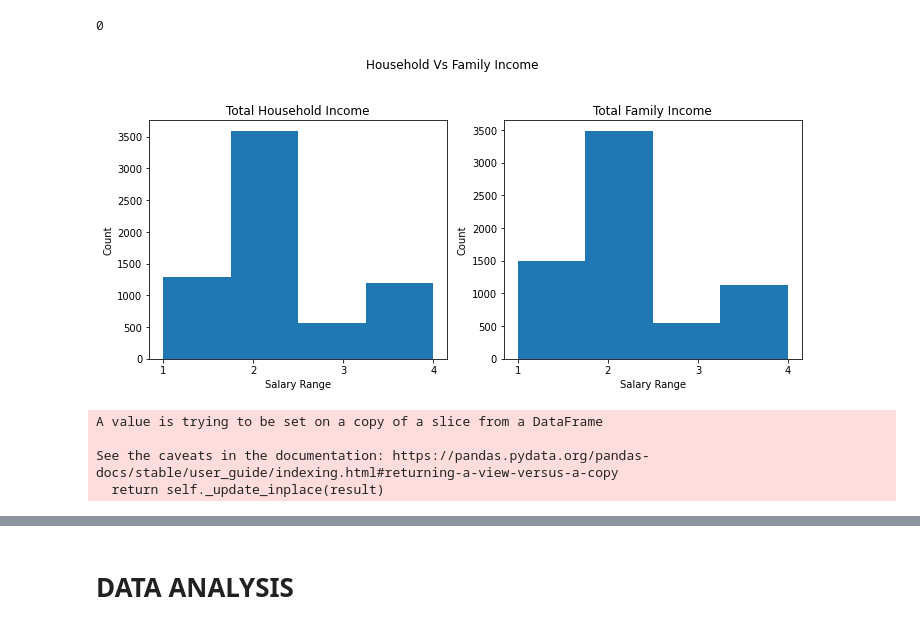
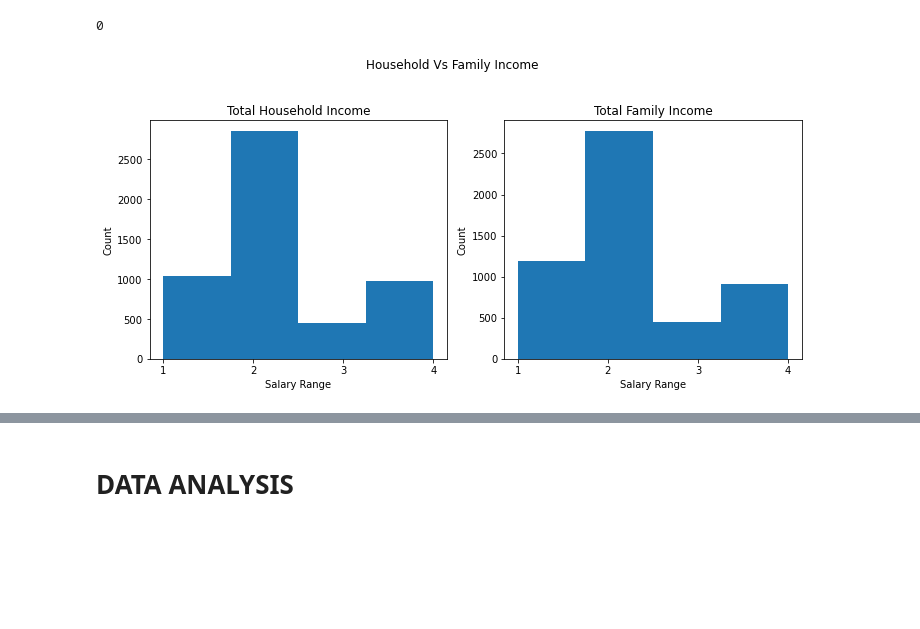
Before and after one commit to birddropping/IND5003-Group-Project, a Jupyter notebook: IND5003_Group_Project.ipynb, the cells around one changed output, grey strips where cells are left out. Cells and saved outputs as stored; diff of their text form; code cells hidden in the pictures; blank space fills up the shorter version.

Commit message:
Finalisation of train/test sets

```diff
--- a/IND5003_Group_Project.ipynb
+++ b/IND5003_Group_Project.ipynb
@@ -168,6 +158,11 @@ final_data
+# %%
+X = final_data.drop('LBXGH', axis=1)
+y = np.where(final_data['LBXGH'] >=6.5, 1, 0)
+# %%
+X_train, X_test, y_train, y_test = train_test_split(X, y, random_state=42, test_size=0.2, stratify=y)
 # %% [markdown]
 As shown in previous cell, all datasets have been combined and only features related to diabetes and mental health have been filtered out to create the dataset from which analysis will be done.
 # %%
 SES = ['INDHHIN2', 'INDFMIN2', 'FSD151', 'FSQ165']
-SES_data = final_data[SES]
-SES_data
+SES_data_train = X_train[SES]
+SES_data_test = X_test[SES]
@@ -249,16 +219,27 @@ replace_values_cat3 = {14:3}
 replace_values_cat4 = {15:4}
 
 #Replace the values in 'INDHHIN2' to create 4 catergories
-SES_data['INDHHIN2'].replace(replace_values_cat1, inplace=True)
-SES_data['INDHHIN2'].replace(replace_values_cat2, inplace=True)
-SES_data['INDHHIN2'].replace(replace_values_cat3, inplace=True)
-SES_data['INDHHIN2'].replace(replace_values_cat4, inplace=True)
+SES_data_train['INDHHIN2'].replace(replace_values_cat1, inplace=True)
+SES_data_train['INDHHIN2'].replace(replace_values_cat2, inplace=True)
+SES_data_train['INDHHIN2'].replace(replace_values_cat3, inplace=True)
+SES_data_train['INDHHIN2'].replace(replace_values_cat4, inplace=True)
+SES_data_test['INDHHIN2'].replace(replace_values_cat1, inplace=True)
+SES_data_test['INDHHIN2'].replace(replace_values_cat2, inplace=True)
+SES_data_test['INDHHIN2'].replace(replace_values_cat3, inplace=True)
+SES_data_test['INDHHIN2'].replace(replace_values_cat4, inplace=True)
+
 
 #Replace the values in 'INDFMIN2' to create 4 catergories
-SES_data['INDFMIN2'].replace(replace_values_cat1, inplace=True)
-SES_data['INDFMIN2'].replace(replace_values_cat2, inplace=True)
-SES_data['INDFMIN2'].replace(replace_values_cat3, inplace=True)
-SES_data['INDFMIN2'].replace(replace_values_cat4, inplace=True)
+SES_data_train['INDFMIN2'].replace(replace_values_cat1, inplace=True)
+SES_data_train['INDFMIN2'].replace(replace_values_cat2, inplace=True)
+SES_data_train['INDFMIN2'].replace(replace_values_cat3, inplace=True)
+SES_data_train['INDFMIN2'].replace(replace_values_cat4, inplace=True)
+SES_data_test['INDFMIN2'].replace(replace_values_cat1, inplace=True)
+SES_data_test['INDFMIN2'].replace(replace_values_cat2, inplace=True)
+SES_data_test['INDFMIN2'].replace(replace_values_cat3, inplace=True)
+SES_data_test['INDFMIN2'].replace(replace_values_cat4, inplace=True)
 
-final_data['INDFMIN2'] = SES_data['INDFMIN2']
-final_data['INDHHIN2'] = SES_data['INDHHIN2']
+X_train.loc[:,'INDFMIN2'] = SES_data_train.loc[:,'INDFMIN2']
+X_train.loc[:,'INDHHIN2'] = SES_data_train.loc[:,'INDHHIN2']
+X_test.loc[:,'INDFMIN2'] = SES_data_test.loc[:,'INDFMIN2']
+X_test.loc[:,'INDHHIN2'] = SES_data_test.loc[:,'INDHHIN2']
@@ -283,44 +259,48 @@ SES_data['INDFMIN2'].isin(check).sum()
 # %%
 #Plot the income indicators into histograms according to the new catergories that we arranged them in
 
 fig, (ax1, ax2) = plt.subplots(1,2, figsize=(10,5))
 
-ax1.hist(SES_data['INDHHIN2'], bins=4)
+ax1.hist(SES_data_train['INDHHIN2'], bins=4)
 ax1.set_ylabel("Count")
 ax1.set_xlabel("Salary Range")
 ax1.set_title("Total Household Income")
 ax1.set_xticks([1,2,3,4])
 ax1.set_xticklabels([1,2,3,4])
 
-ax2.hist(SES_data['INDFMIN2'], bins=4)
+ax2.hist(SES_data_train['INDFMIN2'], bins=4)
 ax2.set_ylabel("Count")
 ax2.set_xlabel("Salary Range")
 ax2.set_title("Total Family Income")
 ax2.set_xticks([1,2,3,4])
 ax2.set_xticklabels([1,2,3,4])
 
 fig.suptitle("Household Vs Family Income")
 fig.tight_layout(rect=[0, 0.03, 1, 0.95])
 # %% [output]
-[figure, old version]
+[figure, new version]
 # %%
-SES_data['FSD151'].replace(7.0, np.NaN, inplace=True)
-SES_data['FSD151'].replace(9.0, np.NaN, inplace=True)
+SES_data_train['FSD151'].replace(7.0, np.NaN, inplace=True)
+SES_data_train['FSD151'].replace(9.0, np.NaN, inplace=True)
+SES_data_test['FSD151'].replace(7.0, np.NaN, inplace=True)
+SES_data_test['FSD151'].replace(9.0, np.NaN, inplace=True)
 #Round function used to keep integer values only within the Dataframe
-SES_data['FSD151'].fillna(round(SES_data['FSD151'].mean()), inplace=True)
+SES_data_train['FSD151'].fillna(round(SES_data_train['FSD151'].mean()), inplace=True)
+SES_data_test['FSD151'].fillna(round(SES_data_train['FSD151'].mean()), inplace=True)
 
-SES_data['FSQ165'].replace(7.0, np.NaN, inplace=True)
-SES_data['FSQ165'].replace(9.0, np.NaN, inplace=True)
+SES_data_train['FSQ165'].replace(7.0, np.NaN, inplace=True)
+SES_data_train['FSQ165'].replace(9.0, np.NaN, inplace=True)
+SES_data_test['FSQ165'].replace(7.0, np.NaN, inplace=True)
+SES_data_test['FSQ165'].replace(9.0, np.NaN, inplace=True)
 #Round function used to keep integer values only within the Dataframe
-SES_data['FSQ165'].fillna(round(SES_data['FSQ165'].mean()), inplace=True)
+SES_data_train['FSQ165'].fillna(round(SES_data_train['FSQ165'].mean()), inplace=True)
+SES_data_test['FSQ165'].fillna(round(SES_data_train['FSQ165'].mean()), inplace=True)
 
-final_data['FSD151'] = SES_data['FSD151']
-final_data['FSQ165'] = SES_data['FSQ165']
+
+X_train['FSD151'] = SES_data_train['FSD151']
+X_train['FSQ165'] = SES_data_train['FSQ165']
+X_test['FSD151'] = SES_data_test['FSD151']
+X_test['FSQ165'] = SES_data_test['FSQ165']
-# %% [output]
-A value is trying to be set on a copy of a slice from a DataFrame
-
-See the caveats in the documentation: https://pandas.pydata.org/pandas-docs/stable/user_guide/indexing.html#returning-a-view-versus-a-copy
-  return self._update_inplace(result)
 # %%
 # Features showing benefit
 
```
Also changed, not shown: parts of 26 cells of this notebook.
